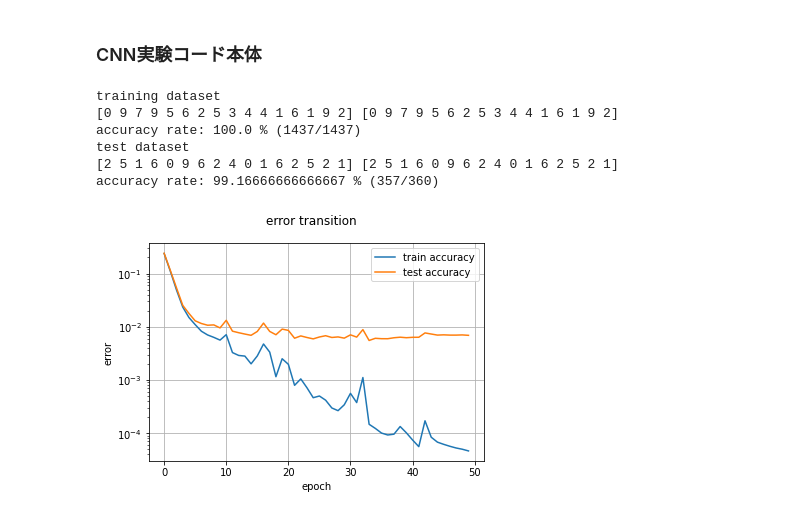
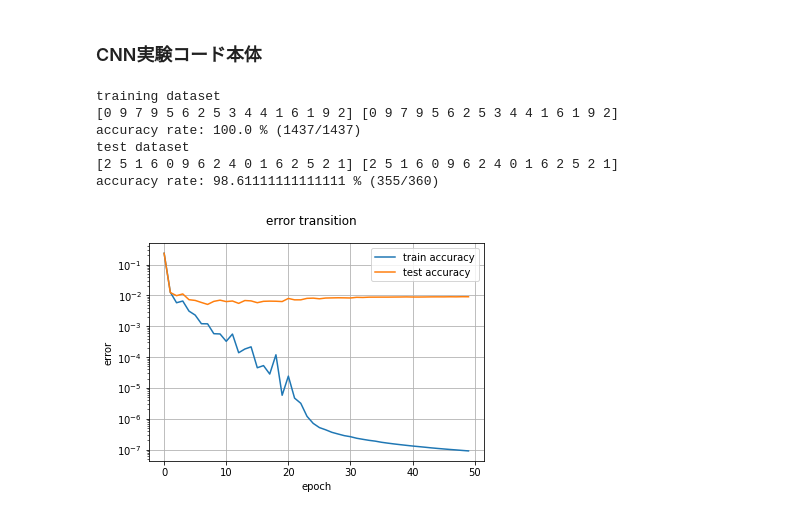
Before and after one commit to kuroitu/DNN_test, a Jupyter notebook: test.ipynb, the cells around one changed output. Saved outputs shown, nothing was run; the diff lists cells and outputs as text; code cells hidden in the pictures.

```diff
--- a/test.ipynb
+++ b/test.ipynb
@@ -2407,31 +2407,31 @@ t_test = to_one_hot(y_test, n_class)
 # %%
 # 畳み込み層と出力層を作成
 M, F_h, F_w = 10, 3, 3
 lm = LayerManager((x_train, x_test), (t_train, t_test))
 lm.append(name="c", I_shape=(C, I_h, I_w), F_shape=(M, F_h, F_w), pad=1,
           wb_width=0.1, opt="AdaDelta", opt_dic={"eta": 1e-2})
 lm.append(name="p", I_shape=lm[-1].O_shape, pool=2)
 lm.append(name="m", n=100, wb_width=0.1,
           opt="AdaDelta", opt_dic={"eta": 1e-2})
 lm.append(name="o", n=n_class, act="softmax", err_func="Cross", wb_width=0.1,
           opt="AdaDelta", opt_dic={"eta": 1e-2})
 
 # 学習させる
 epoch = 50
 threshold = 1e-8
-n_batch = 128
+n_batch = 8
 lm.training(epoch, threshold=threshold, n_batch=n_batch, show_train_error=True)
 
 # 予測する
 print("training dataset")
 lm.predict(x=lm.x_train, y=lm.y_train)
 print("test dataset")
 lm.predict()
 # %% [output]
 training dataset
 [0 9 7 9 5 6 2 5 3 4 4 1 6 1 9 2] [0 9 7 9 5 6 2 5 3 4 4 1 6 1 9 2]
 accuracy rate: 100.0 % (1437/1437)
 test dataset
 [2 5 1 6 0 9 6 2 4 0 1 6 2 5 2 1] [2 5 1 6 0 9 6 2 4 0 1 6 2 5 2 1]
-accuracy rate: 99.16666666666667 % (357/360)
+accuracy rate: 98.61111111111111 % (355/360)
-[figure, old version]
+[figure, new version]
```
